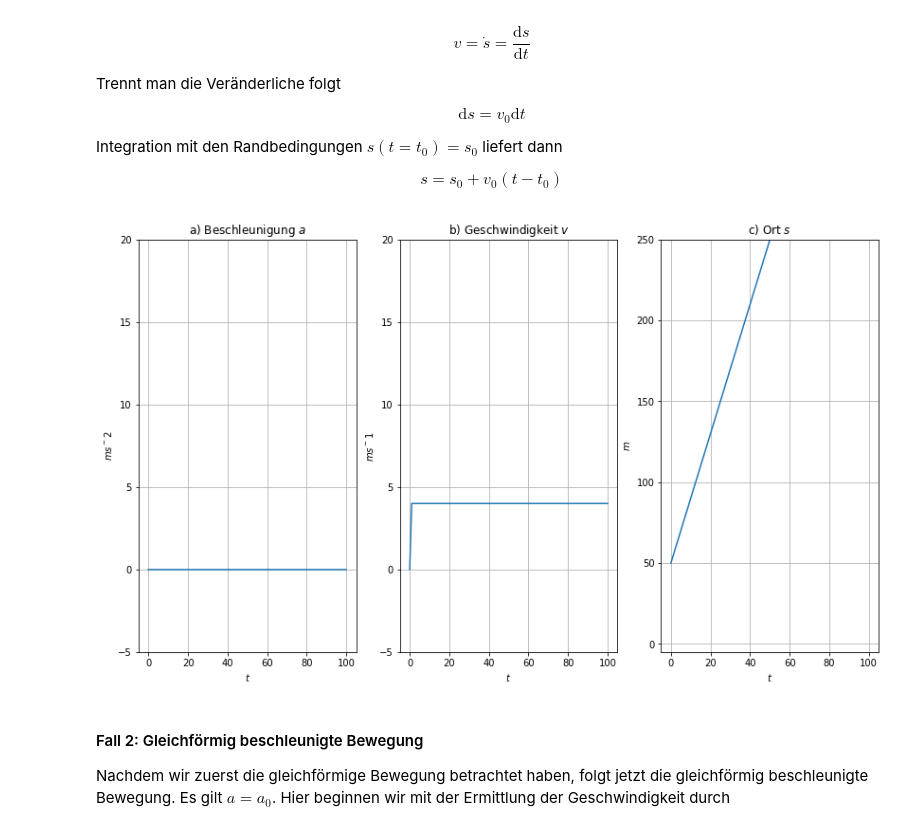
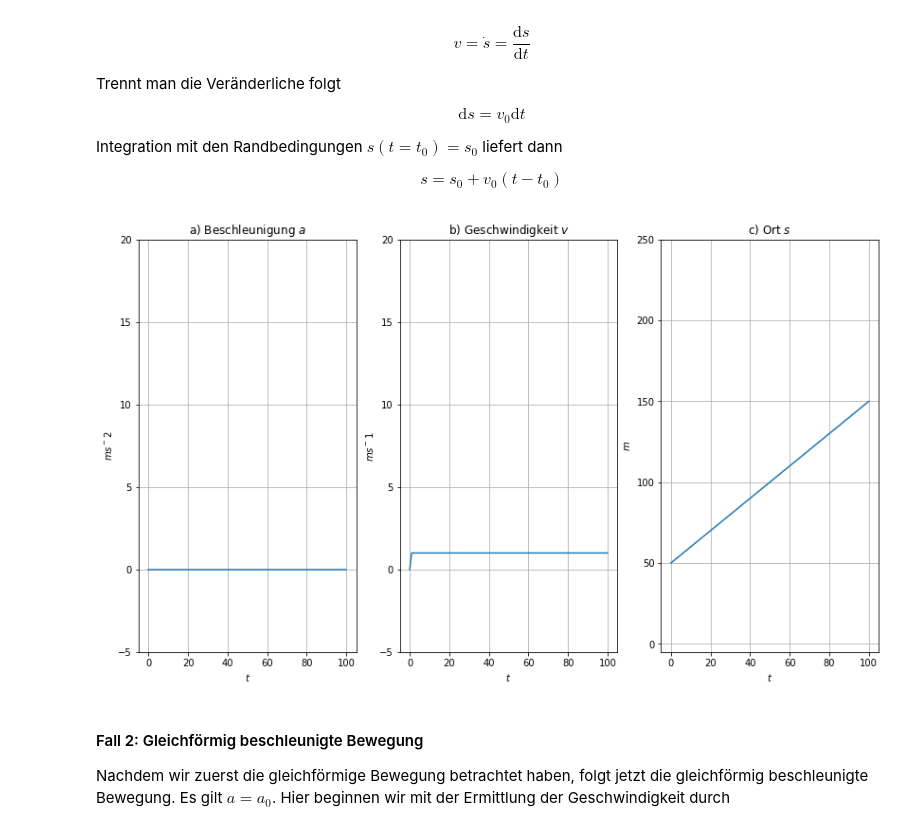
Before and after one commit to Games-Academy-Programming/PhysicsBinder, a Jupyter notebook: Mechanik-Dynamik.ipynb, the cells around one changed output. Saved outputs shown, nothing was run; the diff lists cells and outputs as text; code cells hidden in the pictures.

```diff
--- a/Mechanik-Dynamik.ipynb
+++ b/Mechanik-Dynamik.ipynb
@@ -135,41 +135,41 @@ import matplotlib.pyplot as plt
 
 a = num.zeros(100+1)
 
-v_0 = 4
+v_0 = 1
 s_0 = 50
 
 v = v_0 * num.ones(100)
 v = num.append([0], v)
 
 s = num.cumsum(v, axis=0)+s_0
 
 plt.figure(figsize = (14,8))
 
 plt.subplot(131)
 plt.plot(a)
 plt.title(r'a) Beschleunigung $a$')
 plt.xlabel('$t$')
 plt.ylabel('$m s^-2$')
 plt.ylim((-5,20))
 plt.grid()
 
 plt.subplot(132)
 plt.plot(v)
 plt.title(r'b) Geschwindigkeit $v$')
 plt.xlabel('$t$')
 plt.ylabel('$m s^-1$')
 plt.ylim((-5,20))
 plt.grid()
 
 plt.subplot(133)
 plt.plot(s)
 plt.title(r'c) Ort $s$')
 plt.xlabel('$t$')
 plt.ylabel('$m$')
 plt.ylim((-5,250))
 plt.grid()
 # %% [output]
-[figure, old version]
+[figure, new version]
 # %% [markdown]
 #### Fall 2: Gleichförmig beschleunigte Bewegung
 
```
Also changed, not shown: parts of 2 cells of this notebook, 10 other files.
